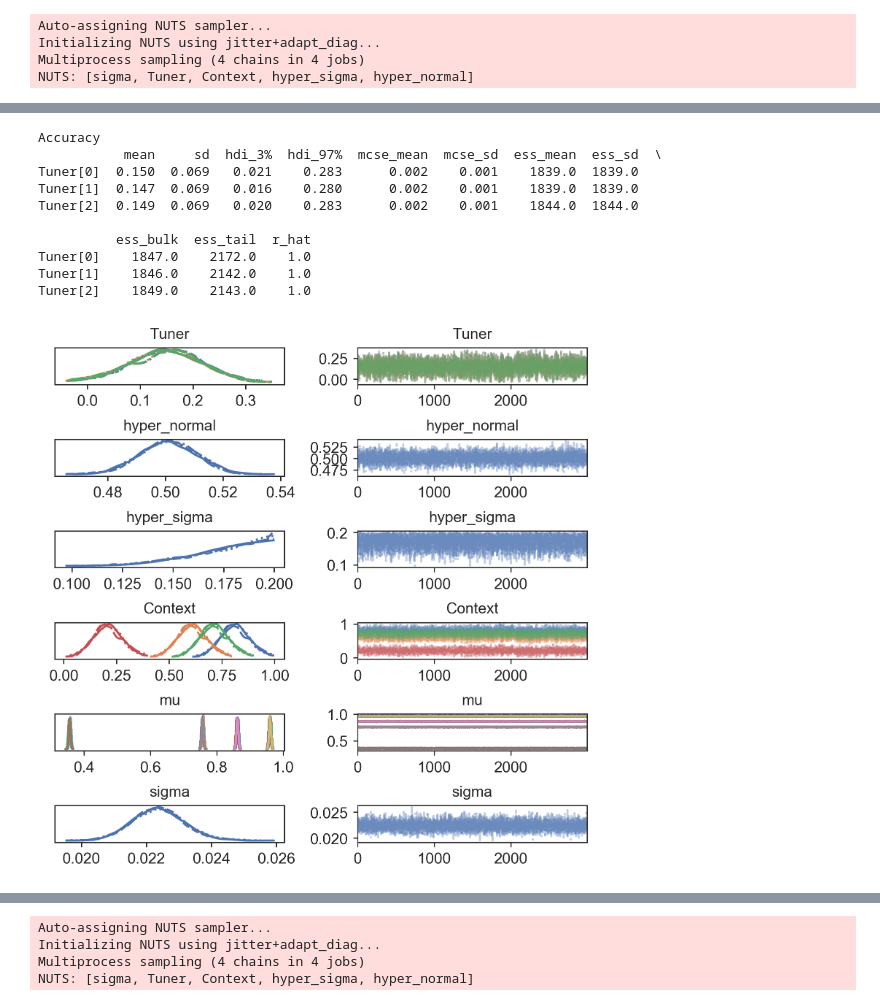
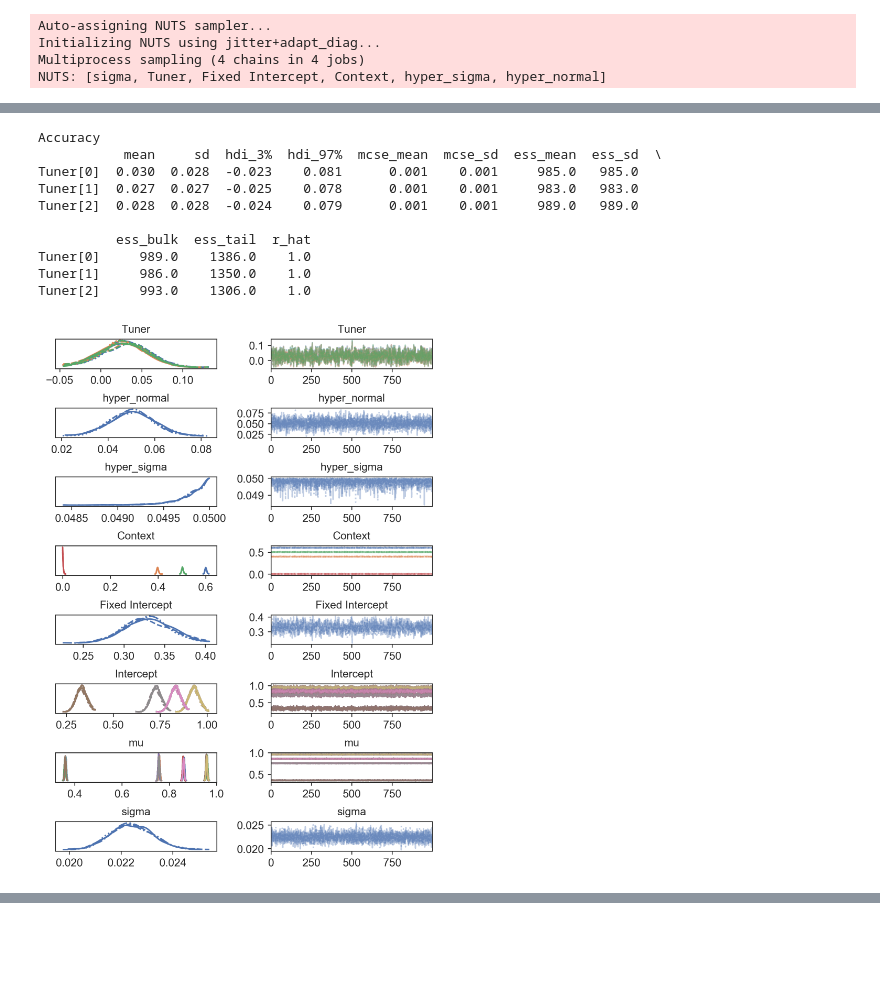
Before and after one commit to vb690/kerastuner_benchmark, a Jupyter notebook: analysis.ipynb, the cells around one changed output, grey strips where cells are left out. Cells and saved outputs as stored; diff of their text form; code cells hidden in the pictures; blank space fills up the shorter version.

```diff
--- a/analysis.ipynb
+++ b/analysis.ipynb
@@ -96,15 +100,16 @@ analyzer = GLMMPerformance(
     contexts_column='Source',
     targets_column='metric'
 )
-analyzer.analyze(
-    targets=['Accuracy', 'Precision', 'Recall', 'F1 Score'],
-    draws=3000,
-    tune=2000,
-    target_accept=0.9
+traces = analyzer.analyze(
+    targets=['Accuracy'],
+    draws=1000,
+    tune=1000,
+    target_accept=0.9,
+    figsize=(5, 7)
 )
 # %% [output]
 Auto-assigning NUTS sampler...
 Initializing NUTS using jitter+adapt_diag...
 Multiprocess sampling (4 chains in 4 jobs)
-NUTS: [sigma, Tuner, Context, hyper_sigma, hyper_normal]
+NUTS: [sigma, Tuner, Fixed Intercept, Context, hyper_sigma, hyper_normal]
 [interactive output not drawn]
@@ -112,12 +117,12 @@ Sampling 4 chains for 2_000 tune and 3_000 draw iterations (8_000 + 12_000 draws
 The number of effective samples is smaller than 25% for some parameters.
 Accuracy
            mean     sd  hdi_3%  hdi_97%  mcse_mean  mcse_sd  ess_mean  ess_sd  \
-Tuner[0]  0.150  0.069   0.021    0.283      0.002    0.001    1839.0  1839.0
-Tuner[1]  0.147  0.069   0.016    0.280      0.002    0.001    1839.0  1839.0
-Tuner[2]  0.149  0.069   0.020    0.283      0.002    0.001    1844.0  1844.0
+Tuner[0]  0.030  0.028  -0.023    0.081      0.001    0.001     985.0   985.0
+Tuner[1]  0.027  0.027  -0.025    0.078      0.001    0.001     983.0   983.0
+Tuner[2]  0.028  0.028  -0.024    0.079      0.001    0.001     989.0   989.0
 
           ess_bulk  ess_tail  r_hat
-Tuner[0]    1847.0    2172.0    1.0
-Tuner[1]    1846.0    2142.0    1.0
-Tuner[2]    1849.0    2143.0    1.0
+Tuner[0]     989.0    1386.0    1.0
+Tuner[1]     986.0    1350.0    1.0
+Tuner[2]     993.0    1306.0    1.0
-[figure, old version]
+[figure, new version]
@@ -126,4 +130,0 @@ Tuner[2]    1849.0    2143.0    1.0
-Auto-assigning NUTS sampler...
-Initializing NUTS using jitter+adapt_diag...
-Multiprocess sampling (4 chains in 4 jobs)
-NUTS: [sigma, Tuner, Context, hyper_sigma, hyper_normal]
```
Also changed, not shown: parts of 3 cells of this notebook, 3 other files.
